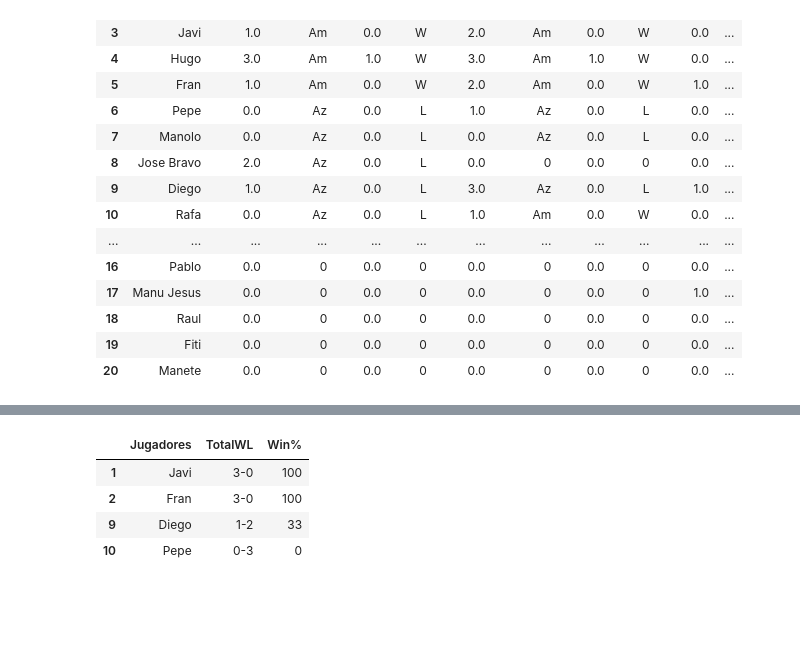
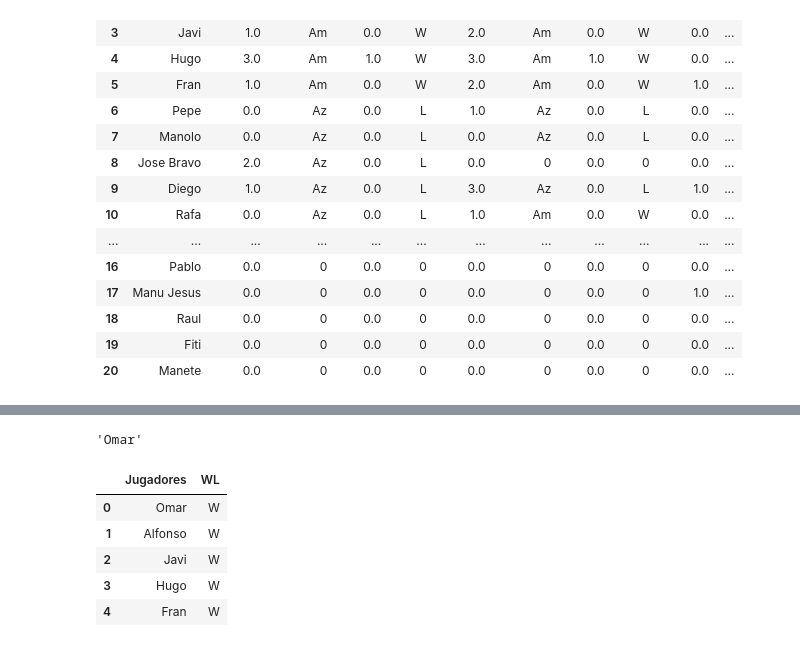
Before and after one commit to JulioBravoFerrerTB/Patatalegue, a Jupyter notebook: test.ipynb, the cells around one changed output, grey strips where cells are left out. Saved outputs shown, nothing was run; the diff lists cells and outputs as text; code cells hidden in the pictures; blank space fills up the shorter version.

```diff
--- a/test.ipynb
+++ b/test.ipynb
@@ -430,10 +415,25 @@ Name: TotalWL, dtype: object
 # %%
-df_wins2['TotalWL'] = df_wins2['TotalWL'].apply(lambda x: minimo(x))
+merged_df = pd.concat(dfs)
 # %%
-df_wins2[df_wins2['TotalWL'] != 0]
+merged_df.reset_index(inplace = True)
-# %% [output]
-|  | Jugadores | TotalWL | Win% |
-| 1 | Javi | 3-0 | 100 |
-| 2 | Fran | 3-0 | 100 |
-| 9 | Diego | 1-2 | 33 |
-| 10 | Pepe | 0-3 | 0 |
+# %%
+merged_df.drop('index',axis = 1,inplace = True)
+# %%
+merged_df[merged_df.index==0]['Jugadores'].values[0]
+# %% [output]
+'Omar'
+# %%
+teamed = []
+x = 0
+for i in range(0,len(merged_df),5):
+    x += 5
+    teamed.append((merged_df[['Jugadores','WL']][i:x]))
+# %%
+teamed[0]
+# %% [output]
+|  | Jugadores | WL |
+| 0 | Omar | W |
+| 1 | Alfonso | W |
+| 2 | Javi | W |
+| 3 | Hugo | W |
+| 4 | Fran | W |
```
Also changed, not shown: parts of 42 cells of this notebook, 2 other files.
